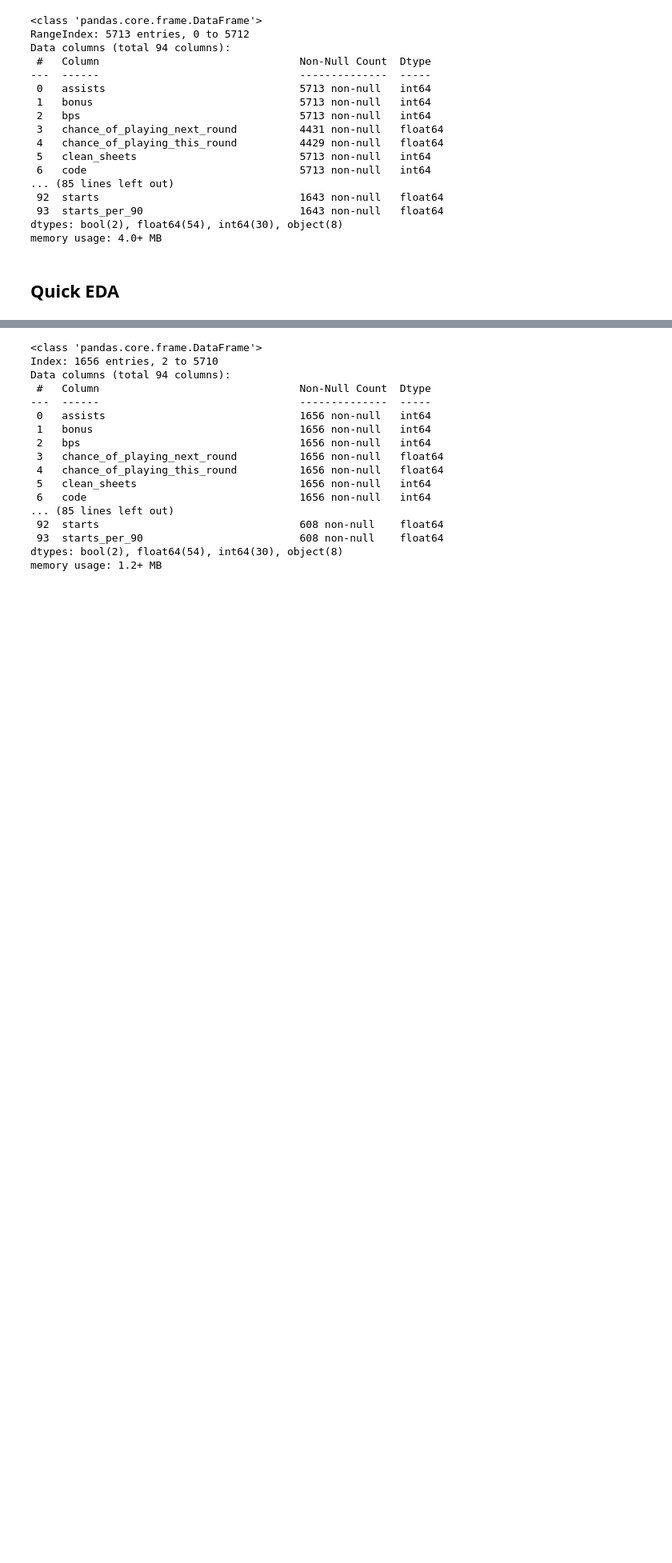
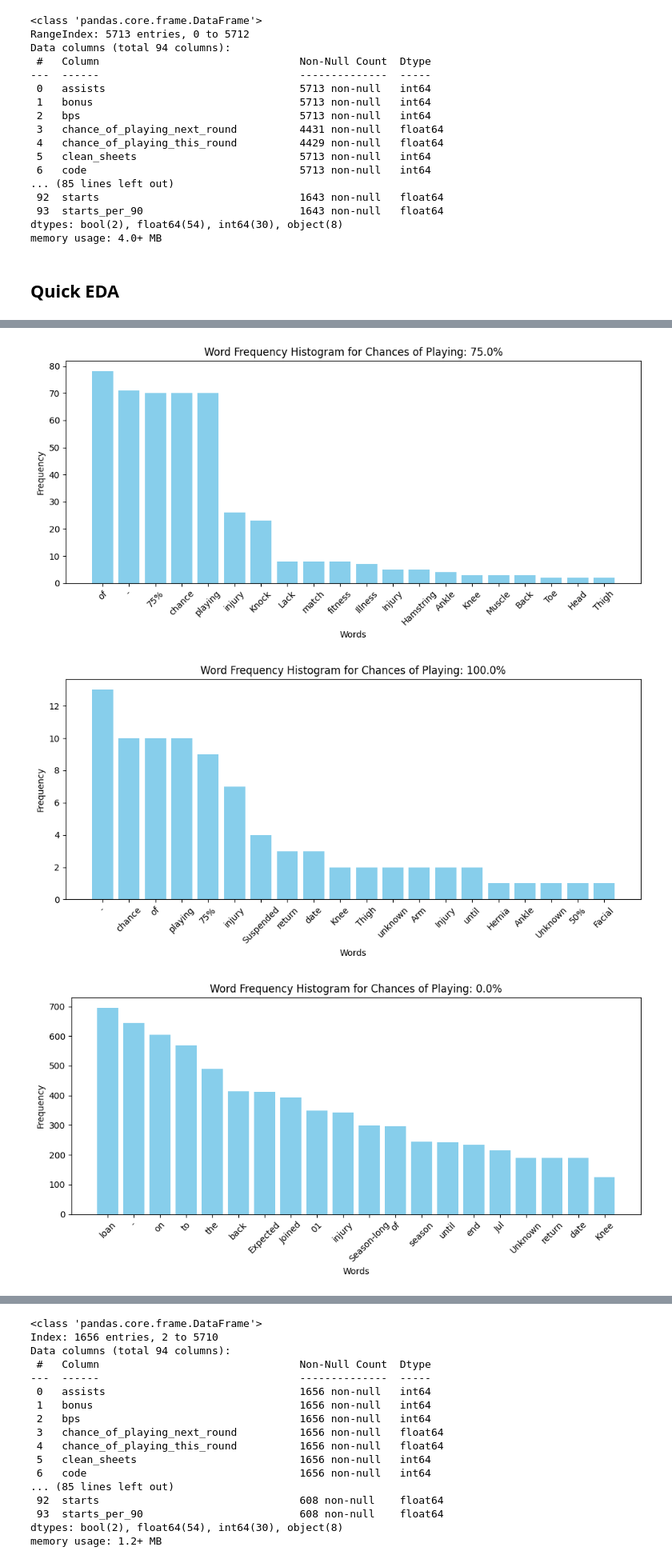
Before and after one commit to santiagoviteri01/mmia_nlp_final_project, a Jupyter notebook: main.ipynb, the cells around one changed output, grey strips where cells are left out. Shown at 80% size. Drawn from its saved outputs; the diff is of its cells as text; code cells hidden in the pictures; blank space fills up the shorter version.

```diff
--- a/main.ipynb
+++ b/main.ipynb
@@ -325,0 +332,45 @@ for sentiment in percents:
+# %%
+import matplotlib.pyplot as plt
+from collections import Counter
+import pandas as pd
+
+# Define the DataFrame and variable
+df = df_1
+variable = "chance_of_playing_this_round"
+
+# Function to plot a histogram of word frequencies
+def plot_word_histogram(texts, title):
+    # Split the texts into words
+    words = ' '.join([str(text) for text in texts]).split()
+
+    # Count word frequencies
+    word_counts = Counter(words)
+
+    # Get the most common words and their counts
+    most_common_words = word_counts.most_common(20)  # You can adjust the number of top words to show
+
+    # Create a DataFrame for easy plotting
+    word_df = pd.DataFrame(most_common_words, columns=['Word', 'Frequency'])
+
+    # Plot the histogram
+    plt.figure(figsize=(10, 5))
+    plt.bar(word_df['Word'], word_df['Frequency'], color='skyblue')
+    plt.xticks(rotation=45)
+    plt.title(title)
+    plt.xlabel('Words')
+    plt.ylabel('Frequency')
+    plt.tight_layout()
+    plt.show()
+
+# Get the unique values of the variable
+percents = df[variable].unique()
+
+# Loop through each category and plot the histogram
+for sentiment in percents:
+    texts = df[df[variable] == sentiment]['news']
+    plot_word_histogram(texts, f'Word Frequency Histogram for Chances of Playing: {sentiment}%')
+    print("         ")
+# %% [output]
+[figure, added]
+[figure, added]
+[figure, added]
```
Also changed, not shown: parts of 6 cells of this notebook.
